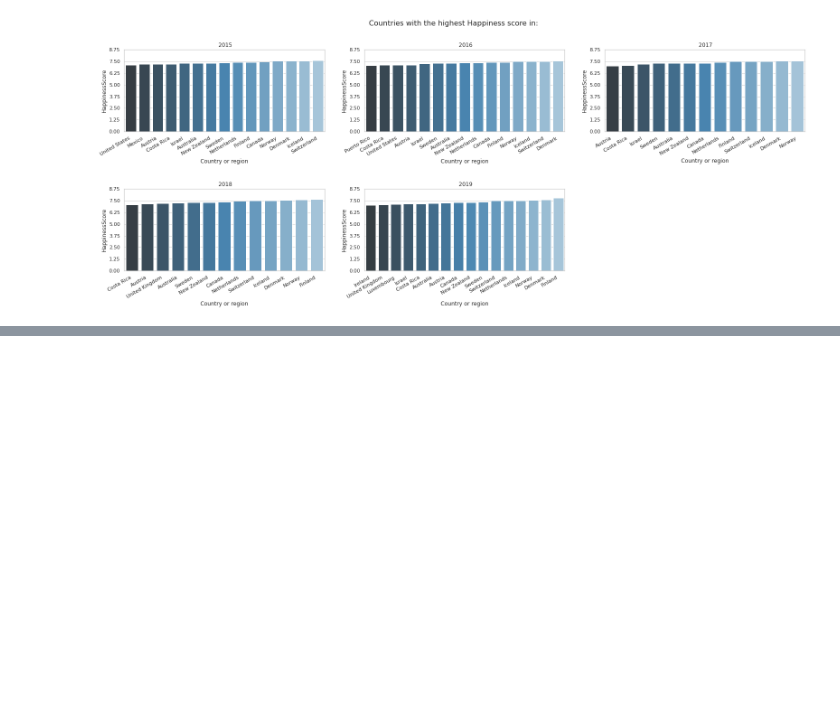
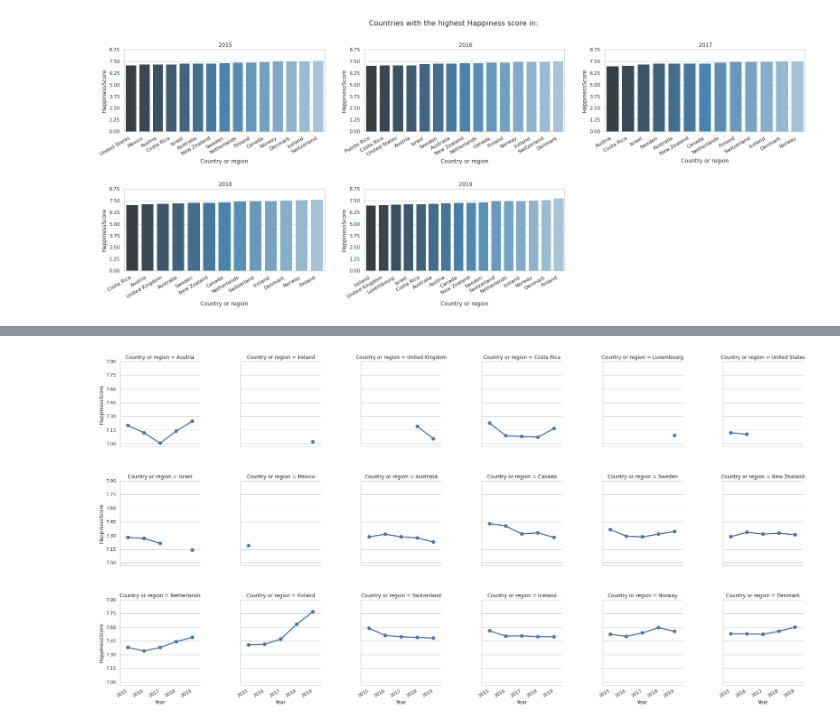
Before and after one commit to ArminD93/WorldHappinessReport, a Jupyter notebook: WorldHappinessReport_podsumowanie.ipynb, the cells around one changed output, grey strips where cells are left out. Cells and saved outputs as stored; diff of their text form; code cells hidden in the pictures; blank space fills up the shorter version.

```diff
--- a/WorldHappinessReport_podsumowanie.ipynb
+++ b/WorldHappinessReport_podsumowanie.ipynb
@@ -207,0 +299,4 @@ fig.show(renderer='colab')
+# %%
+happinessAllYears_stacked = happinessAllYears.stack().to_frame()
+happinessAllYears_stacked.reset_index(inplace=True)
+happinessAllYears_stacked.head()
@@ -207,0 +314,5 @@ fig.show(renderer='colab')
+# %%
+newColNames = { 'level_1'  :   'Year',
+                        0  :   'HappinessScore'}
+happinessAllYears_stacked.rename(columns=newColNames, inplace=True)
+happinessAllYears_stacked.columns
@@ -207,0 +321,3 @@ fig.show(renderer='colab')
+# %%
+happinessAllYears_stacked = happinessAllYears_stacked.sort_values(by='Country or region')
+happinessAllYears_stacked
@@ -207,0 +338,4 @@ fig.show(renderer='colab')
+# %%
+happinessAllYearsGreaterThan7 = happinessAllYears_stacked['HappinessScore'] >= 7
+happinessAllYears_sorted = happinessAllYears_stacked[happinessAllYearsGreaterThan7].sort_values(by=['HappinessScore'])
+happinessAllYears_sorted
@@ -207,0 +356,8 @@ fig.show(renderer='colab')
+# %%
+g = sns.catplot(x="Year", y="HappinessScore", col="Country or region", col_wrap=6, kind="point", data=happinessAllYears_sorted, height=4,  aspect=1 )
+g.set_xticklabels( rotation=30,  horizontalalignment='right', fontweight='light' )
+g.set(yticks=np.arange(7, 8, step=0.15))
+plt.subplots_adjust(hspace=0.4, wspace=0.5)
+plt.show()
+# %% [output]
+[figure, added]
```
Also changed, not shown: parts of 16 cells of this notebook.
